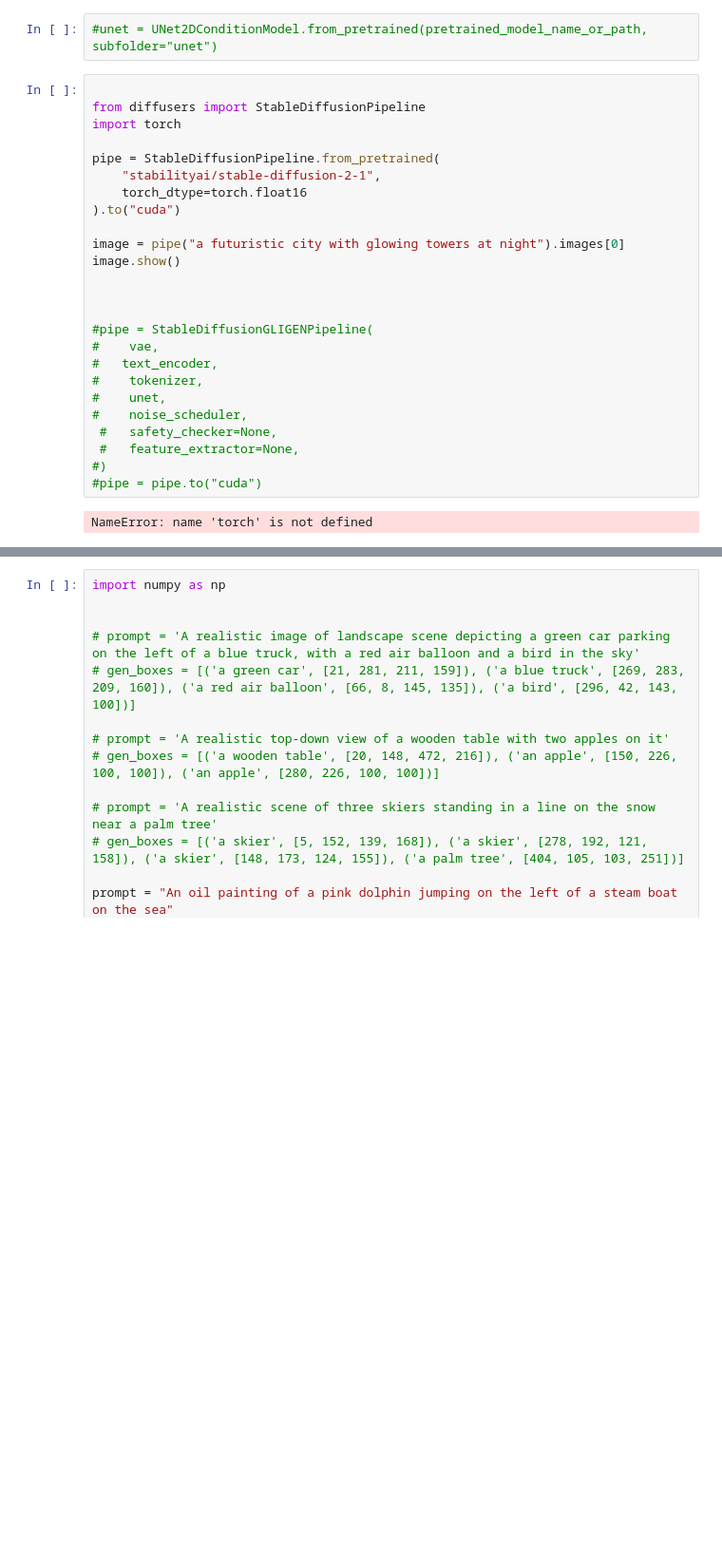
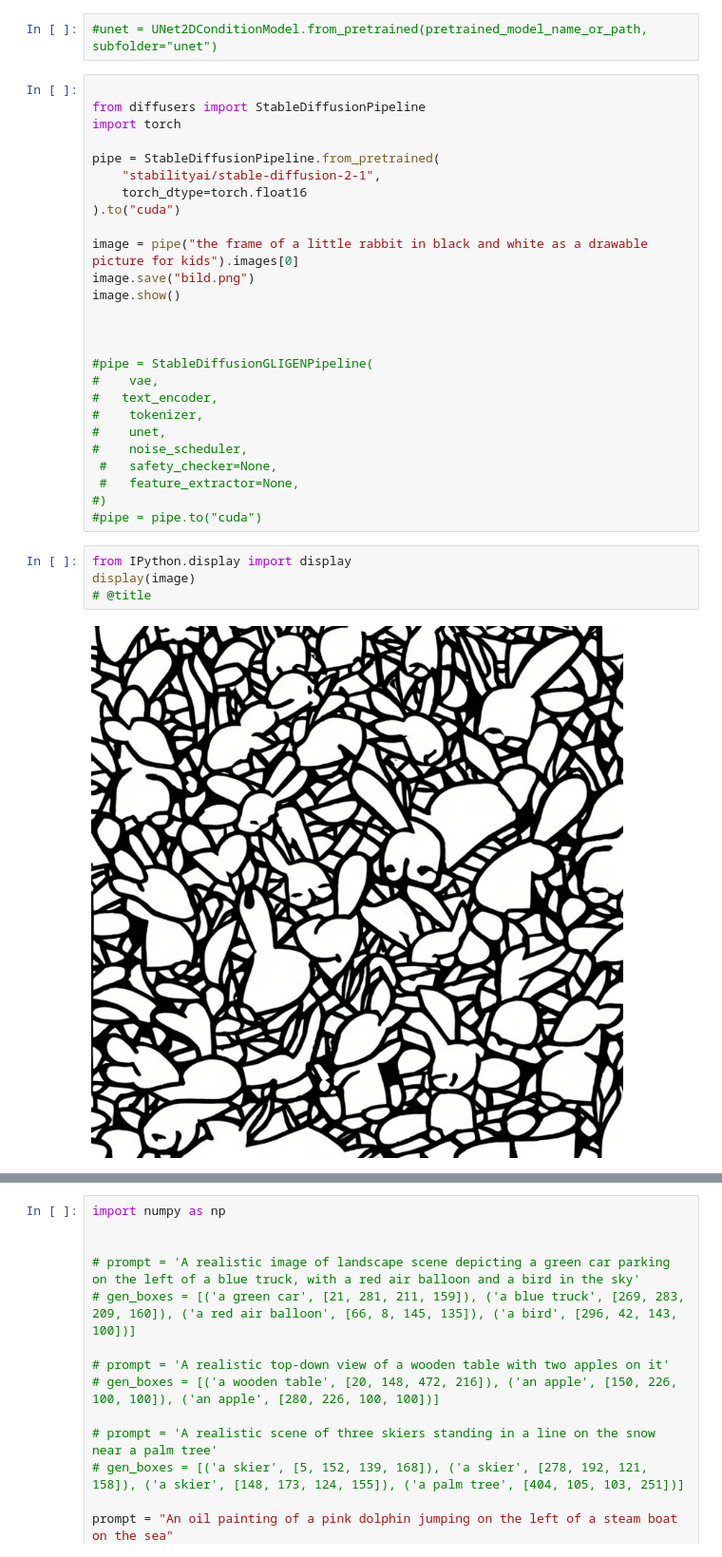
Before and after one commit to 7353Stefanie/ReactProject, a Jupyter notebook: examples/research_projects/gligen/demo.ipynb, the cells around one changed output, grey strips where cells are left out. Shown at 95% size. Drawn from its saved outputs; the diff is of its cells as text; blank space fills up the shorter version.

```diff
--- a/examples/research_projects/gligen/demo.ipynb
+++ b/examples/research_projects/gligen/demo.ipynb
@@ -47,7 +47,8 @@ pipe = StableDiffusionPipeline.from_pretrained(
     torch_dtype=torch.float16
 ).to("cuda")
 
-image = pipe("a futuristic city with glowing towers at night").images[0]
+image = pipe("the frame of a little rabbit in black and white as a drawable picture for kids").images[0]
+image.save("bild.png")
 image.show()
 
 
@@ -62,5 +63,9 @@ image.show()
  #   feature_extractor=None,
 #)
 #pipe = pipe.to("cuda")
-# %% [output]
-NameError: name 'torch' is not defined
+# %%
+from IPython.display import display
+display(image)
+# @title
+# %% [output]
+[figure, added]
```
Also changed, not shown: parts of 3 cells of this notebook.
